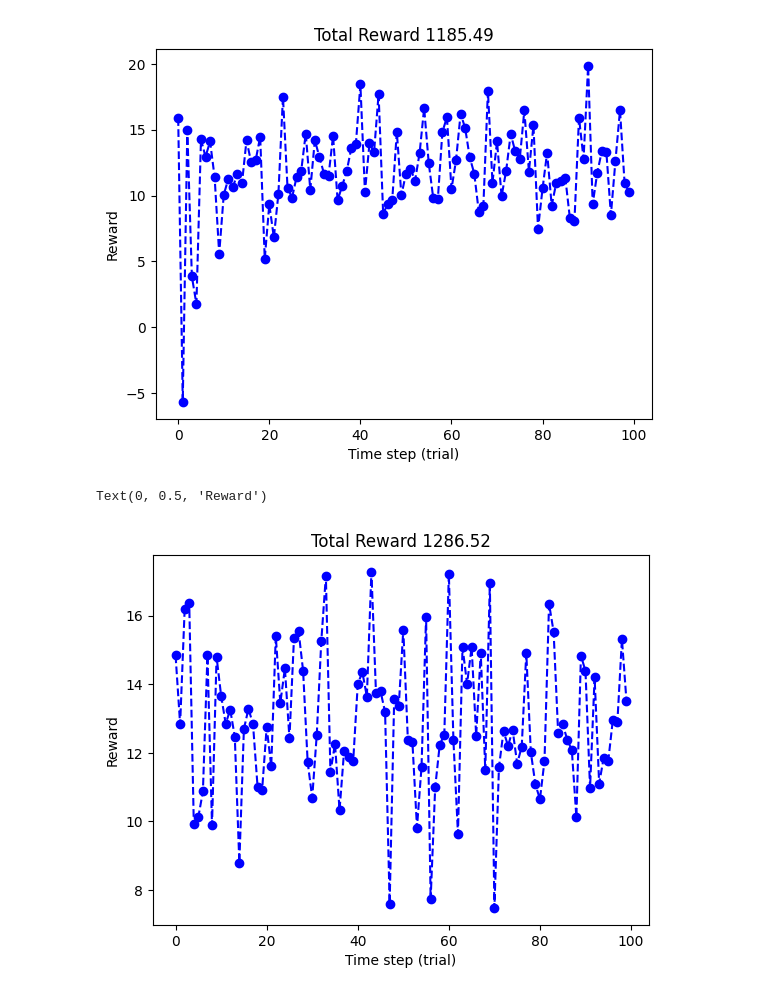
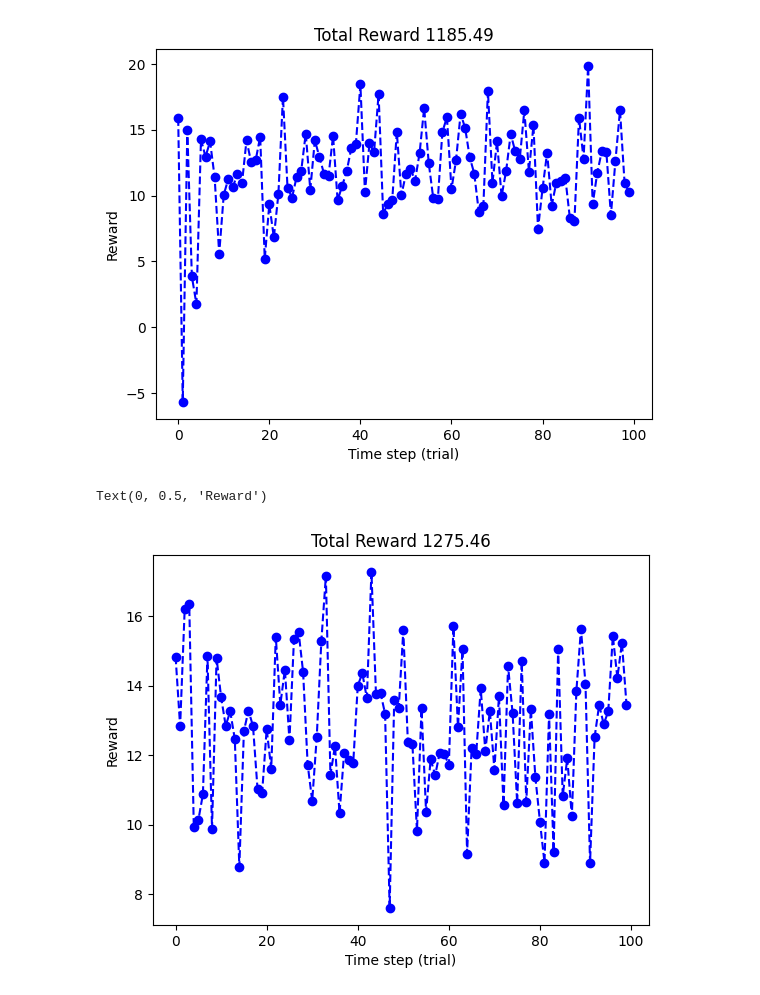
Before and after one commit to Jarvis-X/Aerial-Robotics-Course-Projects, a Jupyter notebook: lab1-bandit.ipynb, the cells around one changed output. Saved outputs shown, nothing was run; the diff lists cells and outputs as text; code cells hidden in the pictures.

```diff
--- a/lab1-bandit.ipynb
+++ b/lab1-bandit.ipynb
@@ -128,22 +128,28 @@ np.random.seed(seed)
 rewards = []
 
 # Find the best action among the first five trials
-best_a = 0
+action_rewards = [[] for _ in range(K)]
+best_a = -1
+
 for t in range(0, 5):
     a = t
     reward = np.random.normal(bandit_mean[a], bandit_std[a])
     rewards.append(reward)
-    if reward > rewards[best_a]:
-        best_a = t
+    action_rewards[a].append(reward)
 
+best_a = np.argmax([np.mean(action_reward) for action_reward in action_rewards])
 print(f"Best arm: {best_a}")
+
 # Action: Choose the best action found in the first five trials
-for t in range(5, T):
-    # Action: Choose a random arm
-    a = best_a ############################ YOUR POLICY HERE #################
+for t in range(0, T):
+    # Action: Choose the best arm
+    a = best_a
 
     # Reward
     r = np.random.normal(bandit_mean[a], bandit_std[a])
+    action_rewards[a].append(r)
+
+    best_a = np.argmax([np.mean(action_reward) for action_reward in action_rewards])
     rewards.append(r)
 
 
@@ -168,32 +174,32 @@ np.random.seed(seed)
 rewards = []
 action_rewards = [[0] for _ in range(K)]
 
 best_a = -1
-epsilon = 0.01
+epsilon = 0.02
 # Action: Choose the best action found in the first five trials
 for t in range(0, T):
     # Action: Choose a random arm
     if np.random.rand() < epsilon or best_a == -1:
         a = np.random.randint(0, K-1)
     else:
         a = best_a
 
     # Reward
     r = np.random.normal(bandit_mean[a], bandit_std[a])
     action_rewards[a].append(r)
 
     best_a = np.argmax([np.mean(action_reward) for action_reward in action_rewards])
     rewards.append(r)
 
 
 # Total reward
 total = sum(rewards)
 
 # Plot results
 plot(rewards, 'b--o', label='Rewards')
 plt.title("Total Reward %.2f"%total)
 xlabel("Time step (trial)")
 ylabel("Reward")
 # %% [output]
 Text(0, 0.5, 'Reward')
-[figure, old version]
+[figure, new version]
```
